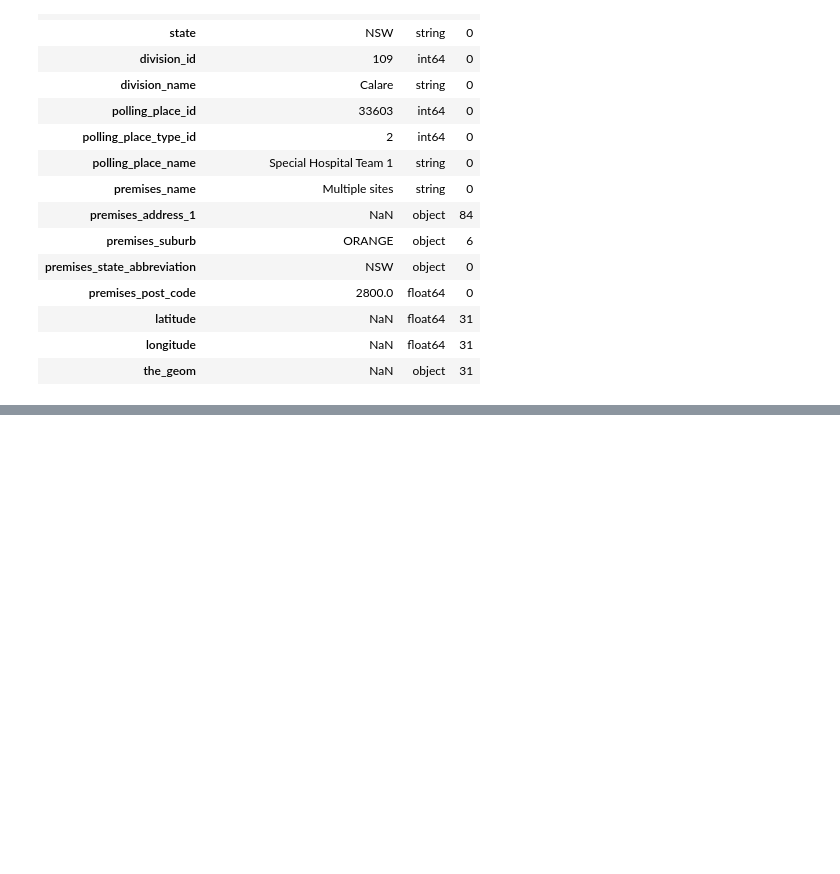
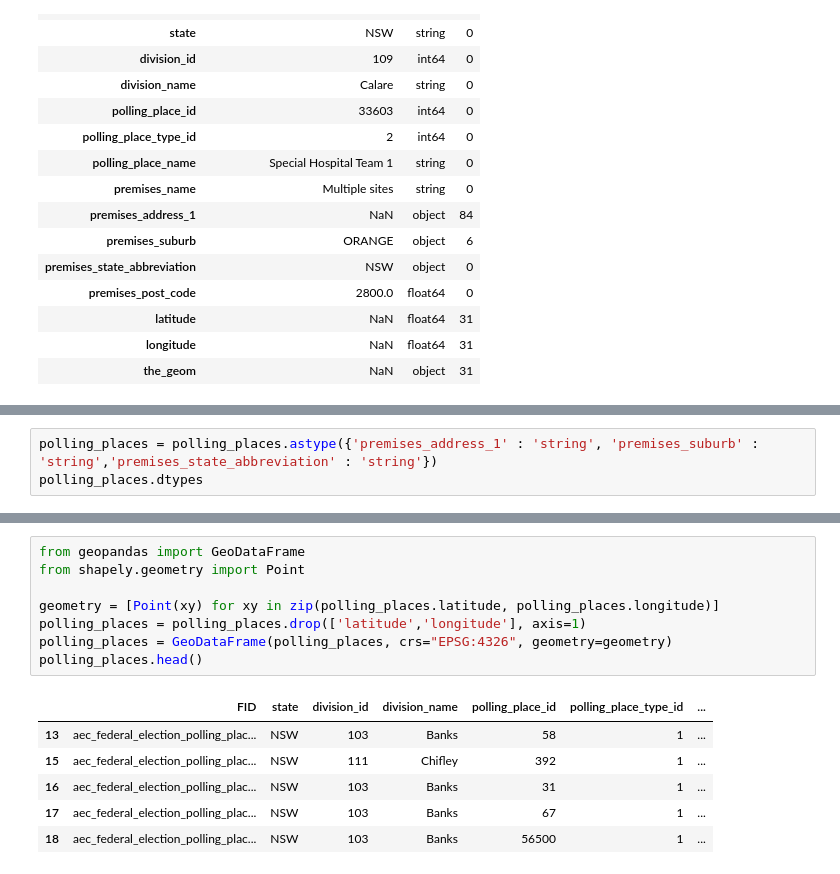
Before and after one commit to joshuahallam127/DATA2901_Assign, a Jupyter notebook: main.ipynb, the cells around one changed output, grey strips where cells are left out. Drawn from its saved outputs; the diff is of its cells as text; blank space fills up the shorter version.

```diff
--- a/main.ipynb
+++ b/main.ipynb
@@ -475,0 +523,3 @@ pd.concat([polling_places.iloc[0,:],polling_places.dtypes,polling_places.isna().
+# %%
+polling_places = polling_places.astype({'premises_address_1' : 'string', 'premises_suburb' : 'string','premises_state_abbreviation' : 'string'})
+polling_places.dtypes
@@ -475,0 +543,15 @@ pd.concat([polling_places.iloc[0,:],polling_places.dtypes,polling_places.isna().
+# %%
+from geopandas import GeoDataFrame
+from shapely.geometry import Point
+
+geometry = [Point(xy) for xy in zip(polling_places.latitude, polling_places.longitude)]
+polling_places = polling_places.drop(['latitude','longitude'], axis=1)
+polling_places = GeoDataFrame(polling_places, crs="EPSG:4326", geometry=geometry)
+polling_places.head()
+# %% [output]
+|  | FID | state | division_id | division_name | polling_place_id | polling_place_type_id | ... |
+| 13 | aec_federal_election_polling_plac... | NSW | 103 | Banks | 58 | 1 | ... |
+| 15 | aec_federal_election_polling_plac... | NSW | 111 | Chifley | 392 | 1 | ... |
+| 16 | aec_federal_election_polling_plac... | NSW | 103 | Banks | 31 | 1 | ... |
+| 17 | aec_federal_election_polling_plac... | NSW | 103 | Banks | 67 | 1 | ... |
+| 18 | aec_federal_election_polling_plac... | NSW | 103 | Banks | 56500 | 1 | ... |
```
Also changed, not shown: parts of 10 cells of this notebook.
